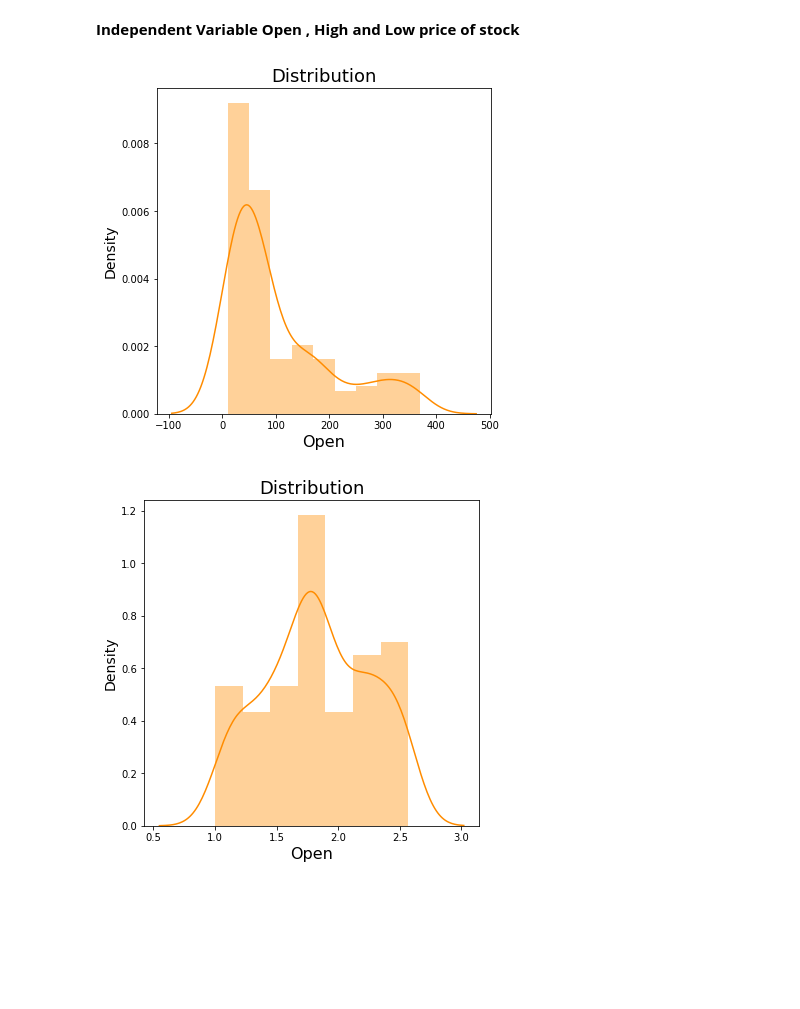
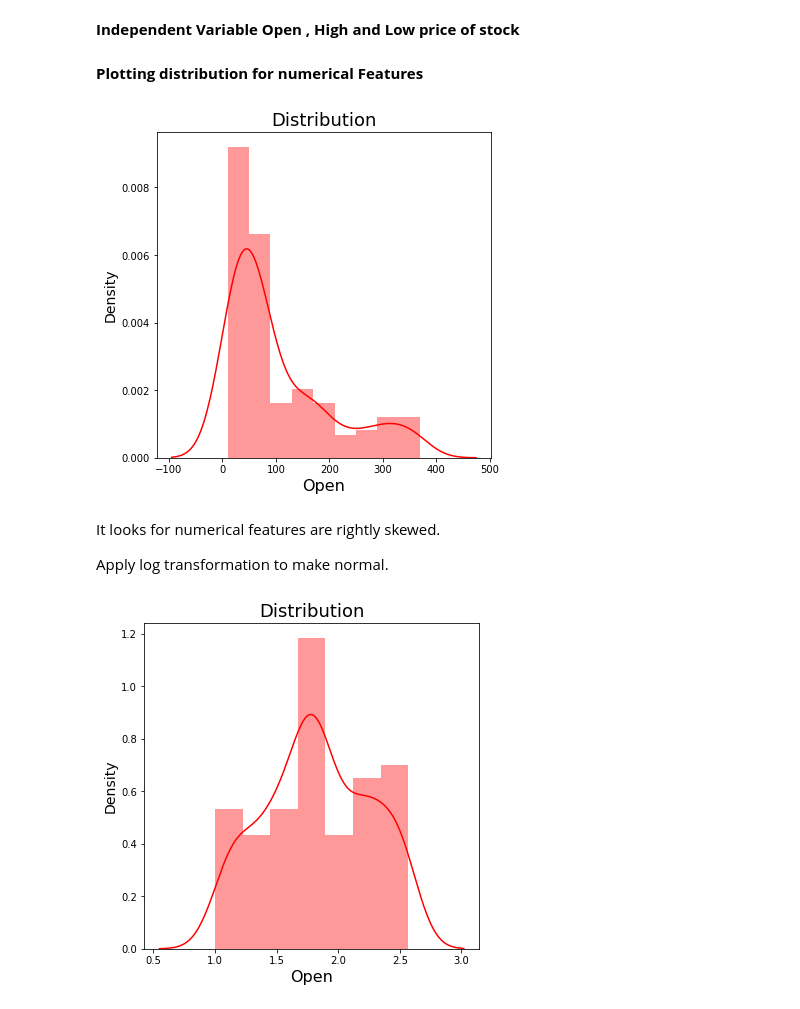
Before and after one commit to Vinitladse/YES-BANK-STOCK-CLOSING-PRICE-PREDICTION, a Jupyter notebook: YES_BANK_STOCK_CLOSING_PRICE_PREDICTION.ipynb, the cells around one changed output. Cells and saved outputs as stored; diff of their text form; code cells hidden in the pictures; blank space fills up the shorter version.

```diff
--- a/YES_BANK_STOCK_CLOSING_PRICE_PREDICTION.ipynb
+++ b/YES_BANK_STOCK_CLOSING_PRICE_PREDICTION.ipynb
@@ -180,25 +180,31 @@ plt.show()
 [figure]
 # %% [markdown]
 **Independent Variable Open , High and Low price of stock**
+# %% [markdown]
+**Plotting distribution for numerical Features**
 # %%
-# plotting distribution for Each Features
-# for Normal Distribution
-# ploting for Distribution of ope
+# ploting for Distribution of 'open' Feature
 
 plt.figure(figsize = (6,6))
-sns.distplot(Dataset['Open'], color = 'DarkOrange')
+sns.distplot(Dataset['Open'], color = 'Red')
 plt.title('Distribution', fontsize=18)
 plt.xlabel('Open', fontsize= 16)
 plt.ylabel('Density', fontsize=14)
 plt.show()
 # %% [output]
-[figure, old version]
+[figure, new version]
+# %% [markdown]
+It looks for numerical features are rightly skewed.
+
+Apply log transformation to make normal.
 # %%
+# log transformation for 'open' feature
+
 plt.figure(figsize = (6,6))
-sns.distplot(np.log10(Dataset['Open']), color = 'DarkOrange')
+sns.distplot(np.log10(Dataset['Open']), color = 'Red')
 plt.title('Distribution', fontsize=18)
 plt.xlabel('Open', fontsize= 16)
 plt.ylabel('Density', fontsize=14)
 plt.show()
 # %% [output]
-[figure, old version]
+[figure, new version]
```
Also changed, not shown: parts of 19 cells of this notebook.
